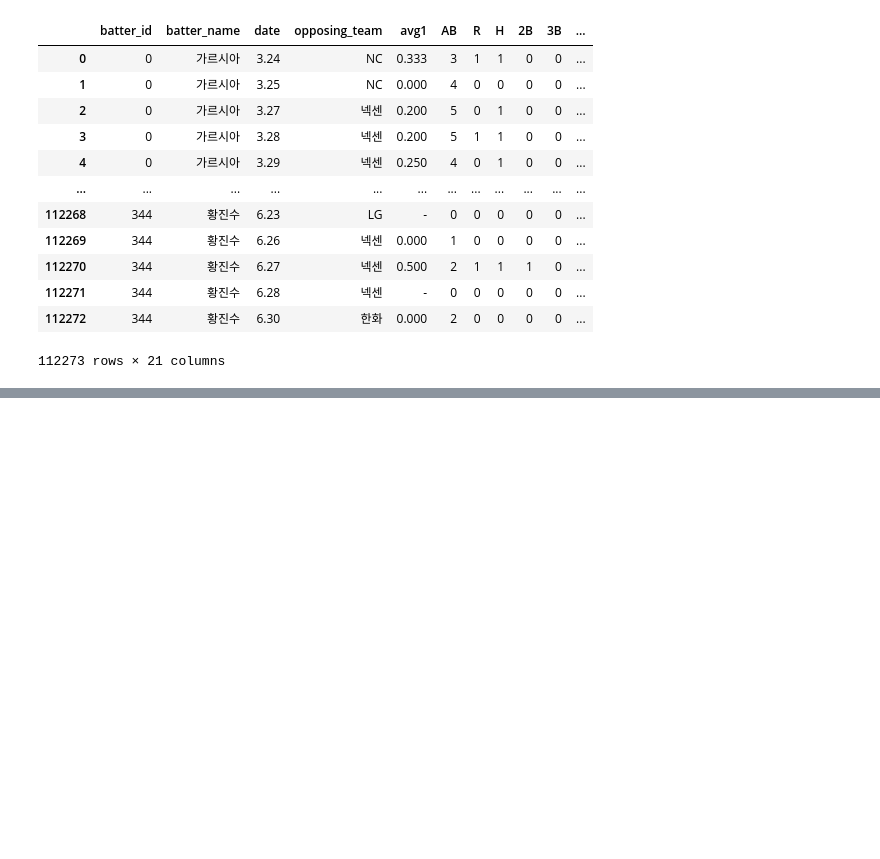
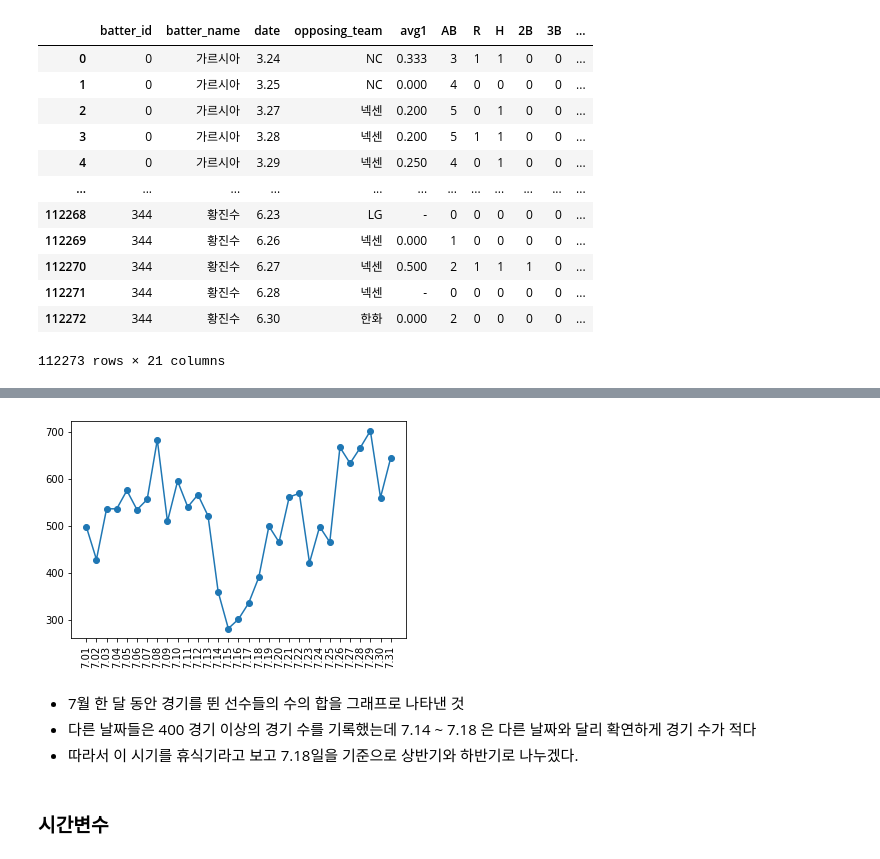
Before and after one commit to studyfirston/Deep_learning, a Jupyter notebook: dacon/kbo_prediction/batter_OPS_prediction.ipynb, the cells around one changed output, grey strips where cells are left out. Drawn from its saved outputs; the diff is of its cells as text; code cells hidden in the pictures; blank space fills up the shorter version.

```diff
--- a/dacon/kbo_prediction/batter_OPS_prediction.ipynb
+++ b/dacon/kbo_prediction/batter_OPS_prediction.ipynb
@@ -663,0 +778,17 @@ day_by_day_df
+# %%
+# 7.01 ~ 7.31 숫자 생성 후 반올림
+major_ticks = list(np.round(np.linspace(7.01, 7.31, 31), 2))
+
+july = (day_by_day_df['date'] >= 7) & (day_by_day_df['date'] < 8) # 7월만 불러오는 index
+plt.plot(major_ticks,
+    day_by_day_df['date'].loc[july].value_counts().sort_index(), marker='o')
+plt.xticks(major_ticks, rotation=90)
+plt.show()
+# %% [output]
+[figure, added]
+# %% [markdown]
+- 7월 한 달 동안 경기를 뛴 선수들의 수의 합을 그래프로 나타낸 것
+- 다른 날짜들은 400 경기 이상의 경기 수를 기록했는데 7.14 ~ 7.18 은 다른 날짜와 달리 확연하게 경기 수가 적다
+- 따라서 이 시기를 휴식기라고 보고 7.18일을 기준으로 상반기와 하반기로 나누겠다.
+# %% [markdown]
+### 시간변수
```
Also changed, not shown: parts of 86 cells of this notebook.
